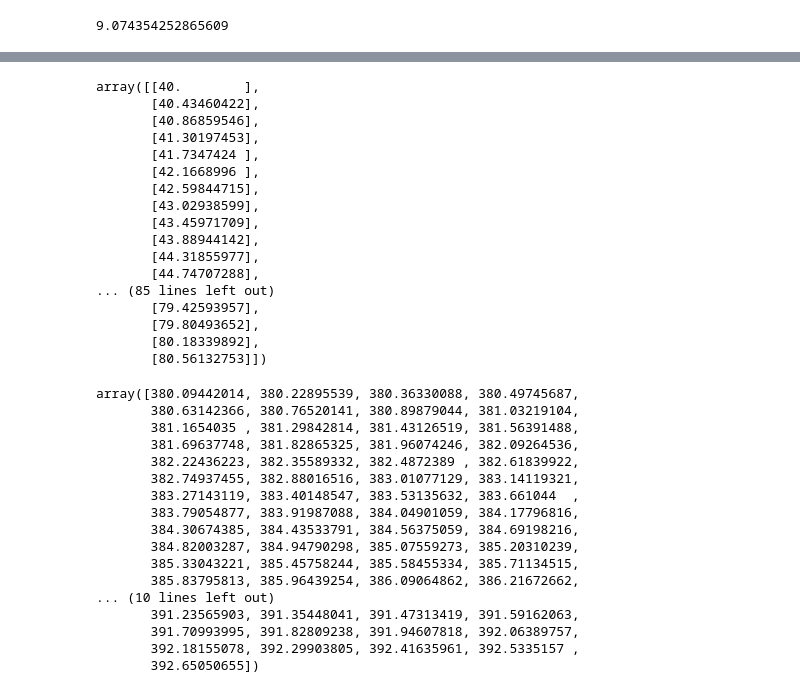
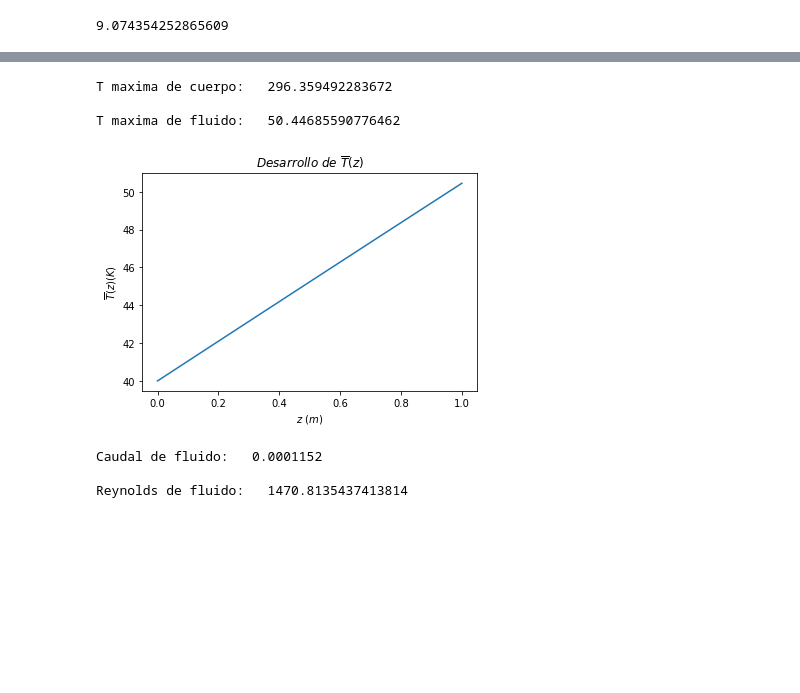
Before and after one commit to nicomn97/ProyectoFinalTC, a Jupyter notebook: ProyFinalTC.ipynb, the cells around one changed output, grey strips where cells are left out. Drawn from its saved outputs; the diff is of its cells as text; code cells hidden in the pictures; blank space fills up the shorter version.

```diff
--- a/ProyFinalTC.ipynb
+++ b/ProyFinalTC.ipynb
@@ -430,40 +439,25 @@ plt.colorbar();
-# %%
-Tmedz
-# %% [output]
-array([[40.        ],
-       [40.43460422],
-       [40.86859546],
-       [41.30197453],
-       [41.7347424 ],
-       [42.1668996 ],
-       [42.59844715],
-       [43.02938599],
-       [43.45971709],
-       [43.88944142],
-       [44.31855977],
-       [44.74707288],
-... (85 lines left out)
-       [79.42593957],
-       [79.80493652],
-       [80.18339892],
-       [80.56132753]])
-# %%
-Tmax
-# %% [output]
-array([380.09442014, 380.22895539, 380.36330088, 380.49745687,
-       380.63142366, 380.76520141, 380.89879044, 381.03219104,
-       381.1654035 , 381.29842814, 381.43126519, 381.56391488,
-       381.69637748, 381.82865325, 381.96074246, 382.09264536,
-       382.22436223, 382.35589332, 382.4872389 , 382.61839922,
-       382.74937455, 382.88016516, 383.01077129, 383.14119321,
-       383.27143119, 383.40148547, 383.53135632, 383.661044  ,
-       383.79054877, 383.91987088, 384.04901059, 384.17796816,
-       384.30674385, 384.43533791, 384.56375059, 384.69198216,
-       384.82003287, 384.94790298, 385.07559273, 385.20310239,
-       385.33043221, 385.45758244, 385.58455334, 385.71134515,
-       385.83795813, 385.96439254, 386.09064862, 386.21672662,
-... (10 lines left out)
-       391.23565903, 391.35448041, 391.47313419, 391.59162063,
-       391.70993995, 391.82809238, 391.94607818, 392.06389757,
-       392.18155078, 392.29903805, 392.41635961, 392.5335157 ,
-       392.65050655])
+# %%
+print("T maxima de cuerpo:   "+str(np.max(Tmax)))
+print("")
+print("T maxima de fluido:   "+str(np.max(Tmedz)))
+print("")
+# plot results
+plt.plot(z,Tmedz)
+plt.title("$Desarrollo\ de\ \overline{T}(z)$")
+plt.xlabel('$z\ (m)$')
+plt.ylabel('$\overline{T}(z) (K)$')
+plt.show()
+
+print("")
+print("Caudal de fluido:   "+str(Q))
+print("")
+print("Reynolds de fluido:   "+str(Rer))
+print("")
+# %% [output]
+T maxima de cuerpo:   296.359492283672
+
+T maxima de fluido:   50.44685590776462
+[figure, added]
+Caudal de fluido:   0.0001152
+
+Reynolds de fluido:   1470.8135437413814
```
Also changed, not shown: parts of 17 cells of this notebook.
